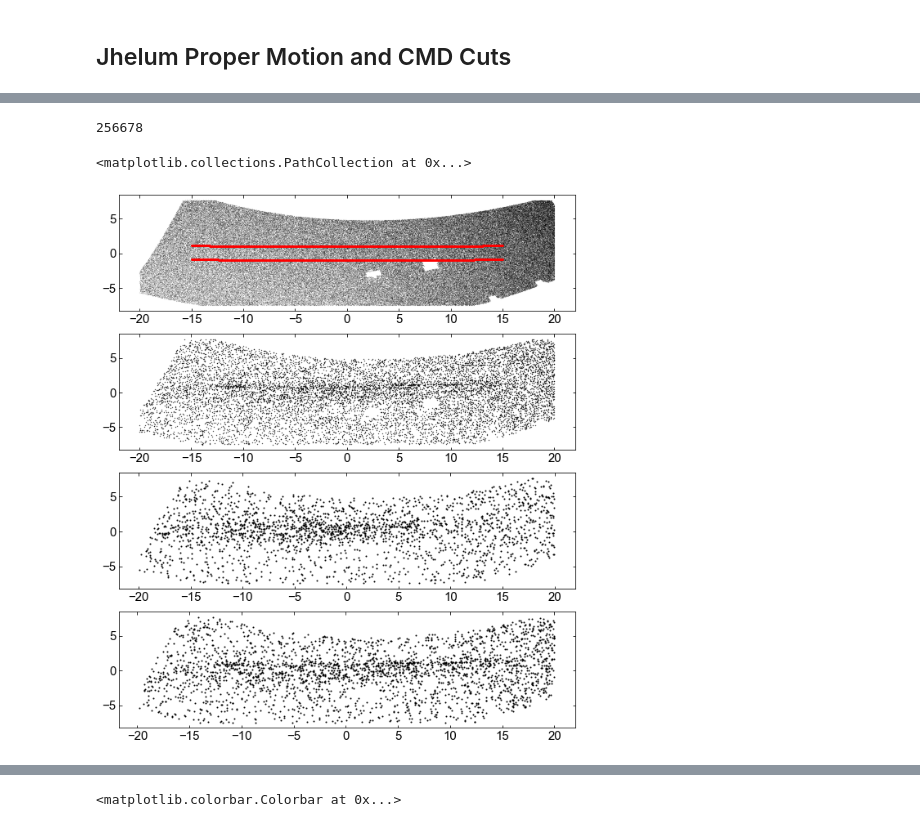
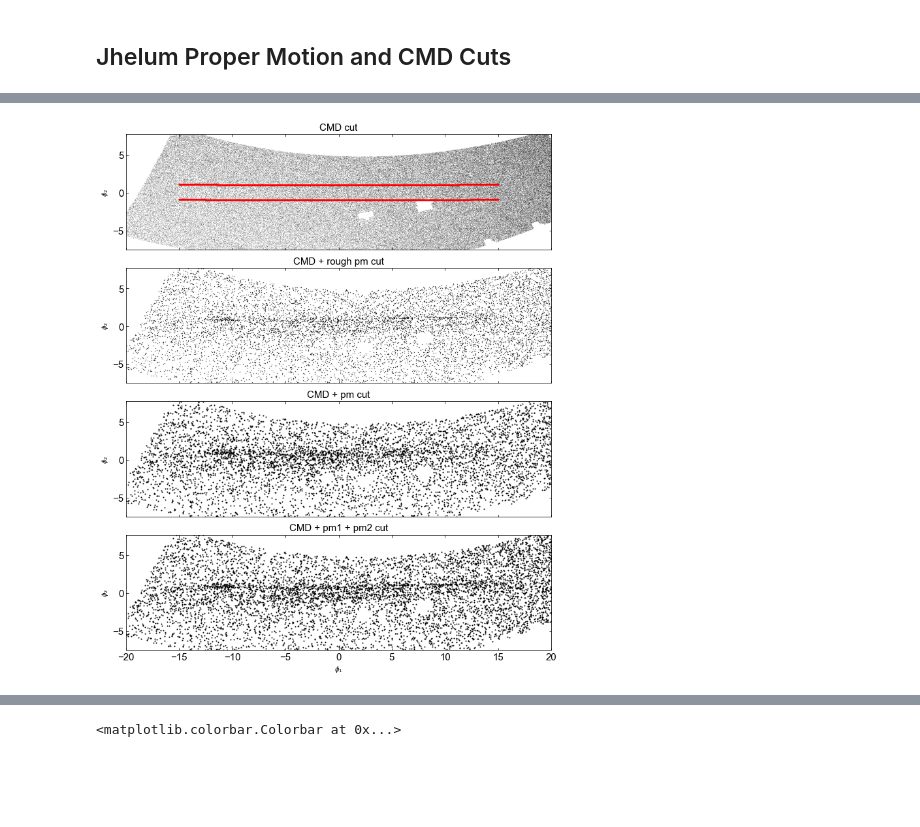
Before and after one commit to stellarstreams/cats, a Jupyter notebook: notebooks/pawprint_demo.ipynb, the cells around one changed output, grey strips where cells are left out. Cells and saved outputs as stored; diff of their text form; code cells hidden in the pictures; blank space fills up the shorter version.

```diff
--- a/notebooks/pawprint_demo.ipynb
+++ b/notebooks/pawprint_demo.ipynb
@@ -271,11 +254,0 @@ iso_patch, iso_mask, iso_model, iso_low, iso_high, pprint = o.simpleSln(maxmag=2
-# %%
-o = Isochrone(stream, cat, pawprint=p)
-
-iso_patch, iso_mask, iso_model, iso_low, iso_high, pprint = o.simpleSln(maxmag=22, mass_thresh=0.83)
-# %%
-fig = o.plot_CMD()
-fig.savefig(
-    "/Users/Tavangar/CATS_workshop/cats/cats/cmd/jhelum_testcmd.png",
-    dpi=300,
-    bbox_inches="tight",
-)
@@ -304,26 +268,43 @@ Producing the polygon and mask
 # %%
 o = Isochrone(stream, cat, pawprint=pmsel.pawprint)
-
-iso_patch, iso_mask, iso_model, iso_low, iso_high, pprint = o.simpleSln(maxmag=22, mass_thresh=0.83)
+_, iso_mask, iso_model, iso_low, iso_high, pprint = o.simpleSln(maxmag=22, mass_thresh=0.83)
 # %%
-fig, [ax1, ax2, ax3, ax4] = plt.subplots(4, 1, figsize=(10, 12))
-
-print(len(o.cat[iso_mask]))
+fig, [ax1, ax2, ax3, ax4] = plt.subplots(4, 1, figsize=(10, 12), sharex=True)
 
 ax1.scatter(o.cat[iso_mask]['phi1'],
             o.cat[iso_mask]['phi2'], s=0.001, c='k')
 ax1.scatter(pprint.skyprint['stream'].vertices[:,0],
             pprint.skyprint['stream'].vertices[:,1], s=1, c='r')
+ax1.set_title('CMD cut', fontsize=15)
+
 ax2.scatter(o.cat[pmsel.rough_pm_mask & iso_mask]['phi1'],
             o.cat[pmsel.rough_pm_mask & iso_mask]['phi2'], s=0.1, c='k')
+ax2.set_title('CMD + rough pm cut', fontsize=15)
+
 ax3.scatter(o.cat[pmsel.pm_mask & iso_mask]['phi1'],
             o.cat[pmsel.pm_mask & iso_mask]['phi2'], s=1, c='k')
+ax3.set_title('CMD + pm cut', fontsize=15)
+
 ax4.scatter(o.cat[pmsel.pm12_mask & iso_mask]['phi1'],
             o.cat[pmsel.pm12_mask & iso_mask]['phi2'], s=1, c='k')
+ax4.set_title('CMD + pm1 + pm2 cut', fontsize=15)
+ax4.set_xlabel(r'$\phi_1$')
+ax1.set_ylabel(r'$\phi_2$')
+ax2.set_ylabel(r'$\phi_2$')
+ax3.set_ylabel(r'$\phi_2$')
+ax4.set_ylabel(r'$\phi_2$')
+
+ax4.set_xlim(np.min(o.cat['phi1']), np.max(o.cat['phi1']))
+ax1.set_ylim(np.min(o.cat['phi2']), np.max(o.cat['phi2']))
+ax2.set_ylim(np.min(o.cat['phi2']), np.max(o.cat['phi2']))
+ax3.set_ylim(np.min(o.cat['phi2']), np.max(o.cat['phi2']))
+ax4.set_ylim(np.min(o.cat['phi2']), np.max(o.cat['phi2']))
+
+fig.tight_layout()
+plt.savefig('../figures/jhelum_cuts.png')
+plt.show()
 # %% [output]
-256678
-<matplotlib.collections.PathCollection at 0x...>
-[figure, old version]
+[figure, new version]
 # %%
 fig = o.plot_CMD()
 fig.savefig(
```
Also changed, not shown: parts of 36 cells of this notebook, 1 other file.
